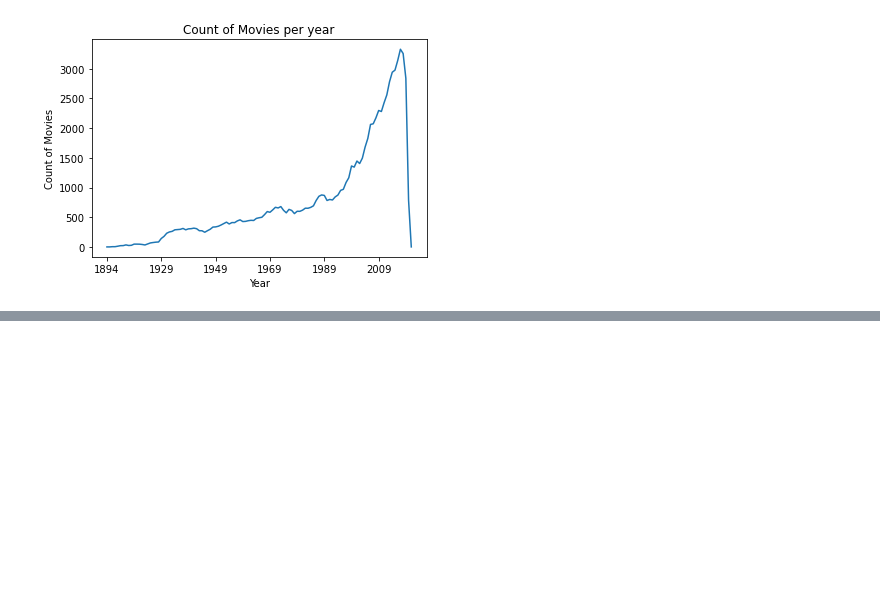
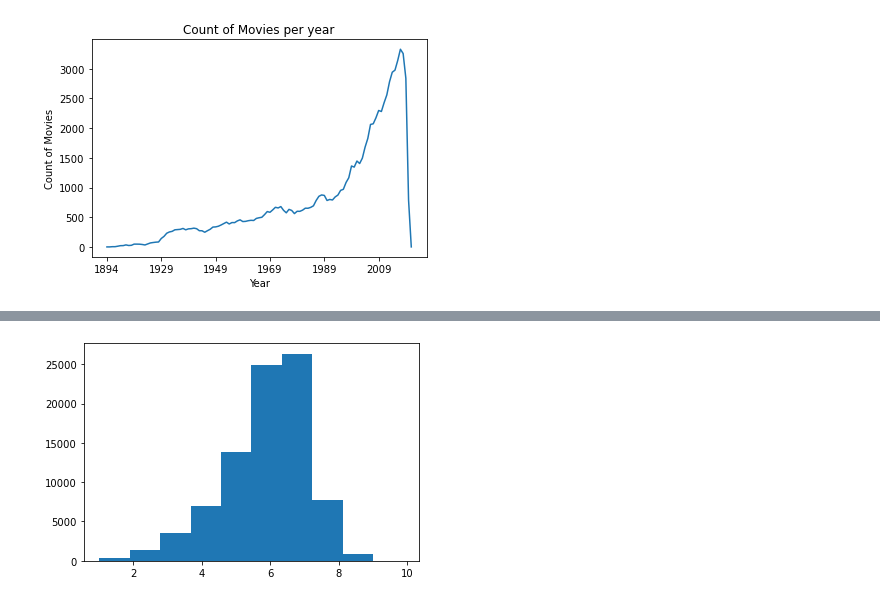
Before and after one commit to Kinjalmaru/IMDB-Analysis-Project, a Jupyter notebook: IMDB_Project.ipynb, the cells around one changed output, grey strips where cells are left out. Saved outputs shown, nothing was run; the diff lists cells and outputs as text; code cells hidden in the pictures; blank space fills up the shorter version.

```diff
--- a/IMDB_Project.ipynb
+++ b/IMDB_Project.ipynb
@@ -44,0 +70,5 @@ plt.show()
+# %%
+plt.hist(split_cols_df.avg_vote)
+plt.show()
+# %% [output]
+[figure, added]
```
Also changed, not shown: parts of 3 cells of this notebook.
